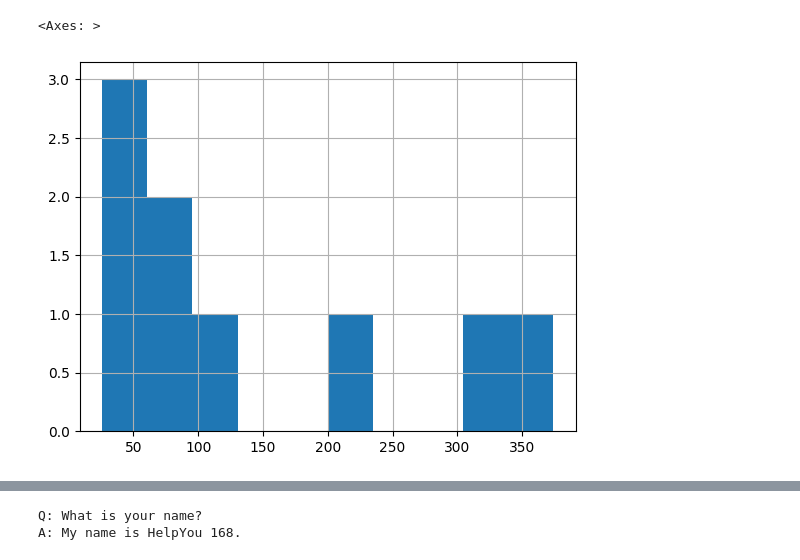
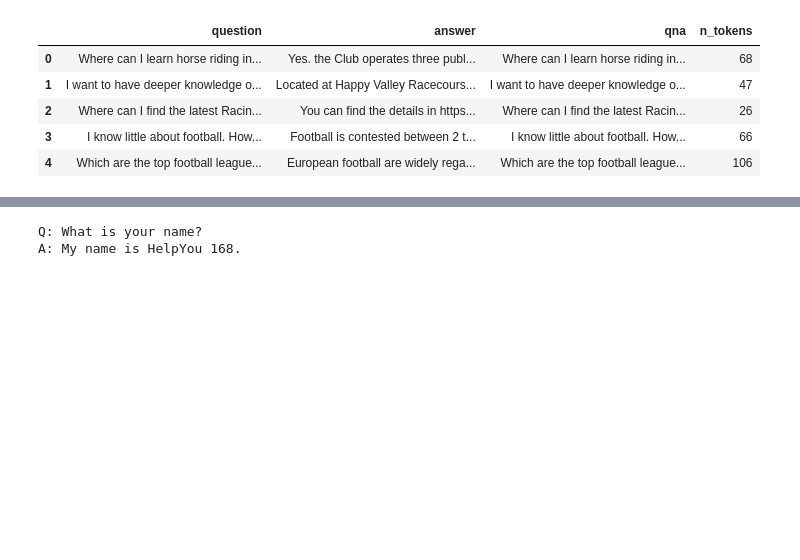
Before and after one commit to alexshlam/chatgpt, a Jupyter notebook: examples/hkjc-qa.ipynb, the cells around one changed output, grey strips where cells are left out. Saved outputs shown, nothing was run; the diff lists cells and outputs as text; code cells hidden in the pictures; blank space fills up the shorter version.

```diff
--- a/examples/hkjc-qa.ipynb
+++ b/examples/hkjc-qa.ipynb
@@ -24,23 +19,28 @@ Requirement already satisfied: six>=1.5 in /usr/local/lib/python3.9/dist-package
 # %%
 import tiktoken
+import pandas as pd
 
 # Load the cl100k_base tokenizer which is designed to work with the ada-002 model
 tokenizer = tiktoken.get_encoding("cl100k_base")
 
+# Read the dataset into a data frame
 df = pd.read_csv('hkjc_faq.csv')
+# Set column name
 df.columns = ['question', 'answer']
 
 df['qna'] = df['question'] + df['answer']
 df
 # Tokenize the text and save the number of tokens to a new column
 df['n_tokens'] = df['qna'].apply(lambda x: len(tokenizer.encode(x)))
 
-df
-# Visualize the distribution of the number of tokens per row using a histogram
-df.n_tokens.hist()
+df.head()
 # %% [output]
-<Axes: >
-[figure, removed]
+|  | question | answer | qna | n_tokens |
+| 0 | Where can I learn horse riding in... | Yes. the Club operates three publ... | Where can I learn horse riding in... | 68 |
+| 1 | I want to have deeper knowledge o... | Located at Happy Valley Racecours... | I want to have deeper knowledge o... | 47 |
+| 2 | Where can I find the latest Racin... | You can find the details in https... | Where can I find the latest Racin... | 26 |
+| 3 | I know little about football. How... | Football is contested between 2 t... | I know little about football. How... | 66 |
+| 4 | Which are the top football league... | European football are widely rega... | Which are the top football league... | 106 |
 # %%
 max_tokens = 500
 
```
Also changed, not shown: parts of 16 cells of this notebook.
